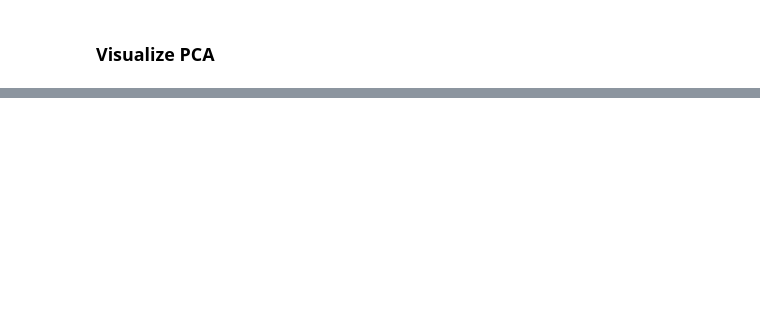
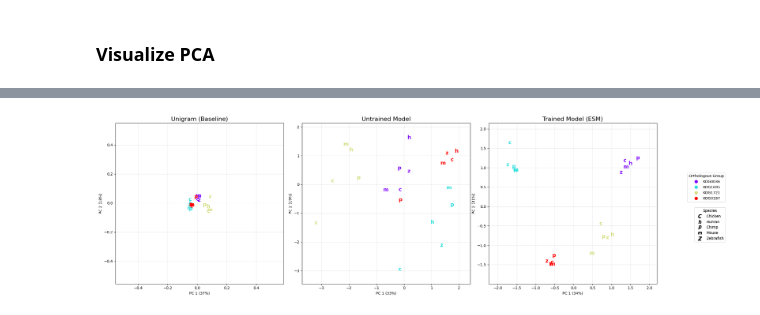
Before and after one commit to dgloukhman/unsupervised-learning-in-biology, a Jupyter notebook: experiments/Experiment_2.ipynb, the cells around one changed output, grey strips where cells are left out. Cells and saved outputs as stored; diff of their text form; code cells hidden in the pictures; blank space fills up the shorter version.

```diff
--- a/experiments/Experiment_2.ipynb
+++ b/experiments/Experiment_2.ipynb
@@ -316,0 +344,6 @@ filtered_4by4_data = data_df[group_mask & species_mask]
+# %%
+df_sorted = data_unsorted.sort_values('length', ascending=False)
+# %%
+# Somehow we need to only take one but i dont get why there are duplicates here we should get 16 points
+filtered_4by4_data = df_sorted.drop_duplicates(subset=['group_id', 'specimen'], keep='first')
+filtered_4by4_data
@@ -317,15 +368,2 @@ filtered_4by4_data = data_df[group_mask & species_mask]
 # %% [markdown]
 ### Compute PCA
-# %%
-
-# Compute Embeddings for the filtered subset
-token_reps, batch_strs = helper.get_hidden_representations(
-    model, alphabet,
-    filtered_4by4_data['group_id'].tolist(),
-    filtered_4by4_data['sequence'].tolist()
-)
-embeddings_4by4_subset = helper.get_protein_embedding(token_reps, batch_strs)
-
-#Run PCA
-pca = PCA(n_components=2, random_state=42)
-X_pca = pca.fit_transform(embeddings_4by4_subset)
@@ -392,3 +403,74 @@ plt.show()
+# %%
+# %%
+# Visualisation
+# 1. Setup Mappings for Tags and Full Names
+species_map = {
+    "9031": "c", "9606": "h", "9598": "p", "10090": "m", "7955": "z"
+}
+species_names = {
+    "9031": "Chicken", "9606": "Human", "9598": "Chimp", "10090": "Mouse", "7955": "Zebrafish"
+}
+
+titles = ["Unigram (Baseline)", "Untrained Model", "Trained Model (ESM)"]
+datasets = [emb_unigram, emb_untrained, emb_trained]
+
+# Setup Colors
+unique_groups = sorted(list(set(groups)))
+colors = cm.rainbow(np.linspace(0, 1, len(unique_groups)))
+group_color_map = dict(zip(unique_groups, colors))
+
+fig, axes = plt.subplots(1, 3, figsize=(24, 7))
+
+for i, ax in enumerate(axes):
+    # Run PCA on the fly
+    pca = PCA(n_components=2)
+    X_pca = pca.fit_transform(datasets[i])
+
+    # Plot Points
+    for x, y, group, spec in zip(X_pca[:, 0], X_pca[:, 1], groups, specimens):
+        color = group_color_map[group]
+        tag = species_map.get(spec, "?")
+        ax.text(x, y, tag, color=color, fontsize=14, fontweight='bold', ha='center', va='center')
+
+    # Styling
+    ax.set_title(titles[i], fontsize=16)
+    ax.set_xlabel(f"PC 1 ({pca.explained_variance_ratio_[0]:.0%})")
+    ax.set_ylabel(f"PC 2 ({pca.explained_variance_ratio_[1]:.0%})")
+    ax.grid(True, alpha=0.3)
+
+    # Zoom to fit
+    ax.set_xlim(X_pca[:, 0].min() - 0.5, X_pca[:, 0].max() + 0.5)
+    ax.set_ylim(X_pca[:, 1].min() - 0.5, X_pca[:, 1].max() + 0.5)
+
+# --- LEGENDS ---
+
+# 1. Orthologous Group Legend (Colors)
+legend_lines = [Line2D([0], [0], marker='o', color='w', label=g, markerfacecolor=c, markersize=10)
+                for g, c in group_color_map.items()]
+# Add first legend
+l1 = fig.legend(handles=legend_lines, title="Orthologous Group",
+                loc='center right', bbox_to_anchor=(0.99, 0.6))
+
+# 2. Species Legend (Letter Tags)
+present_species = set(specimens)
+legend_species = []
+for taxid, tag in species_map.items():
+    if taxid in present_species:
+        name = species_names.get(taxid, taxid)
+        # Use MathText to make the letter the marker
+        h = Line2D([0], [0], marker=f"${tag}$", color='w', label=name,
+                   markerfacecolor='black', markeredgecolor='black', markersize=10)
+        legend_species.append(h)
+
+# Add second legend
+fig.legend(handles=legend_species, title="Species",
+           loc='center right', bbox_to_anchor=(0.99, 0.4))
+
+plt.tight_layout()
+plt.subplots_adjust(right=0.88) # Make extra room for the legends
+plt.show()
+# %% [output]
+[figure, added]
 # %% [markdown]
 Hypothesis 3: biological properties are encoded along independent directions in the representation space
 
```
Also changed, not shown: parts of 15 cells of this notebook, 5 other files.
